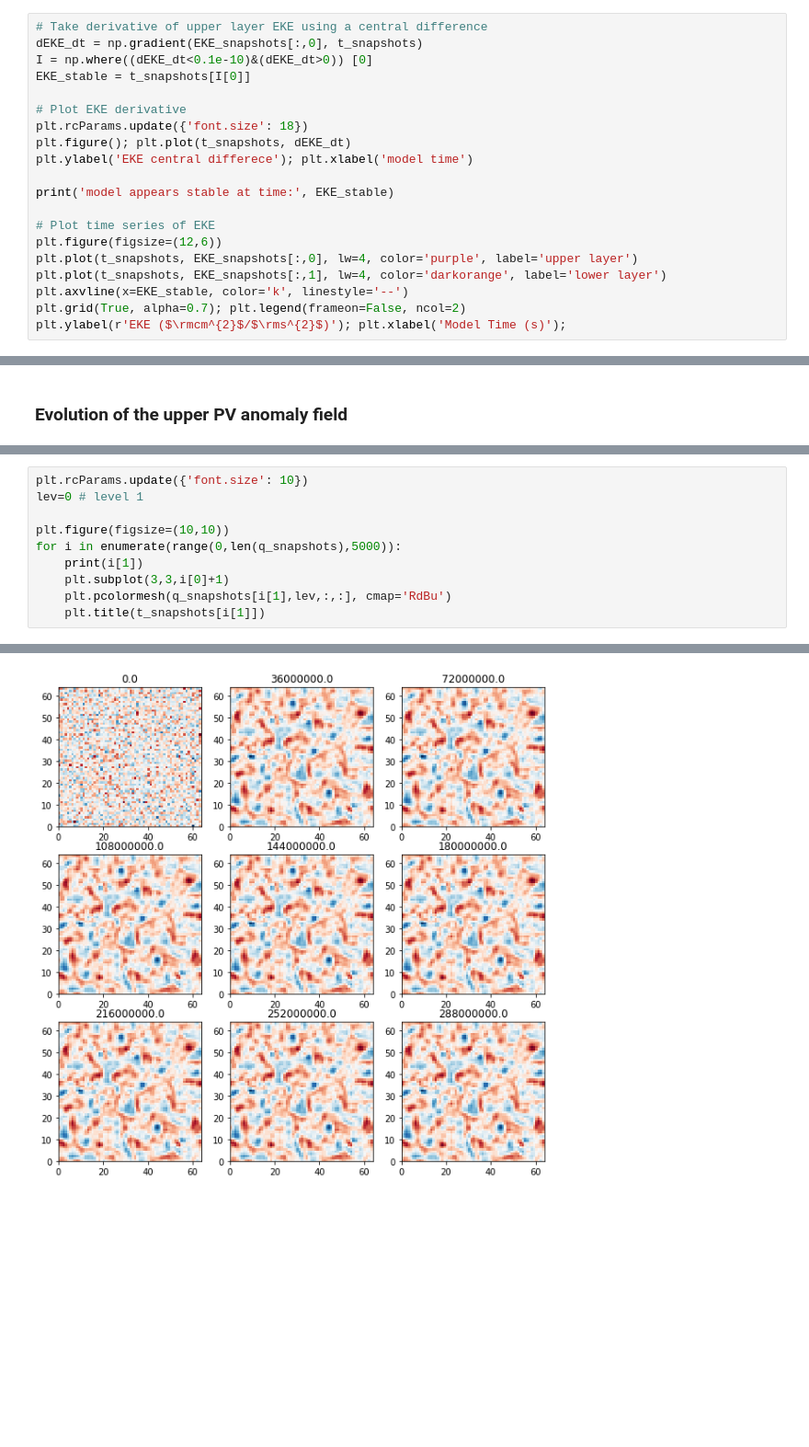
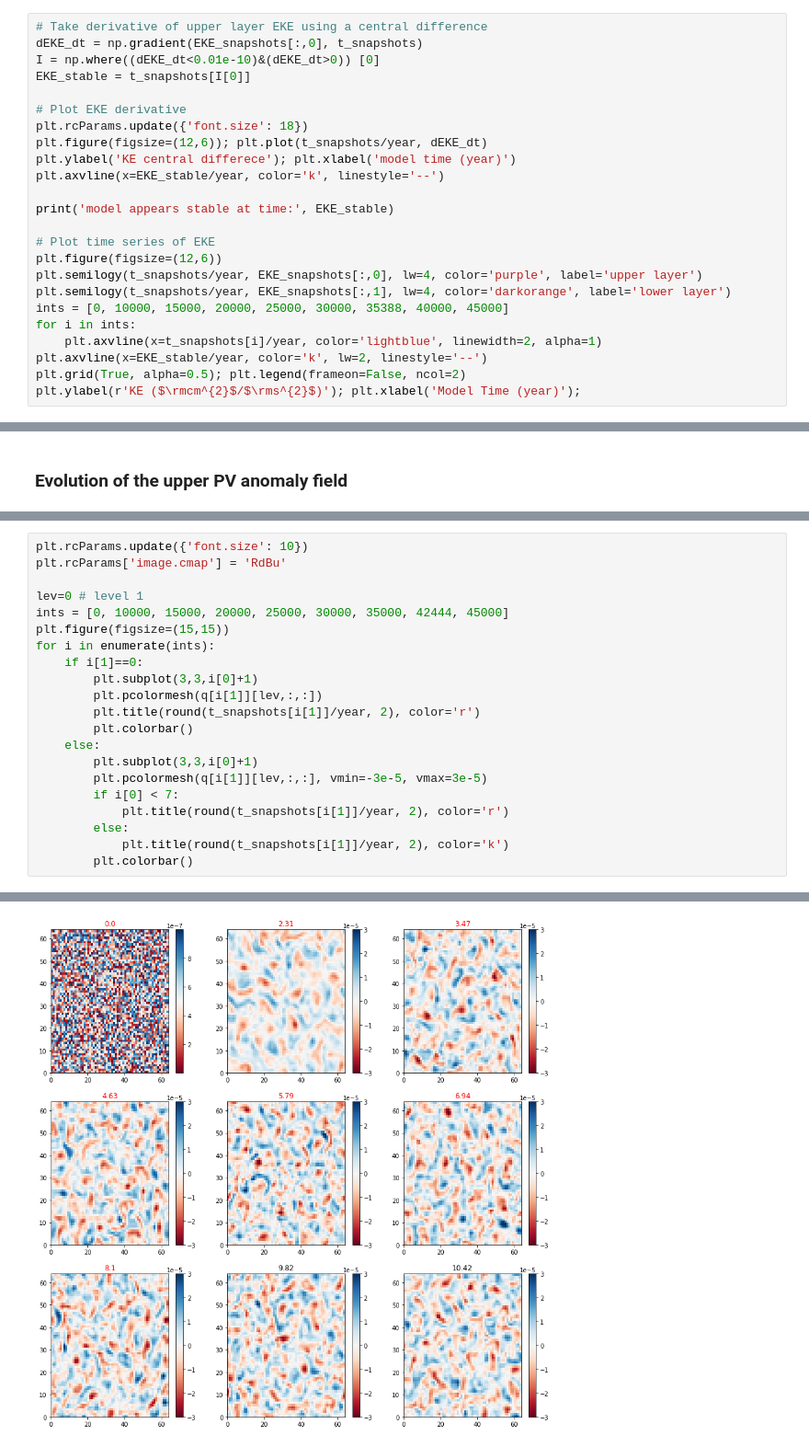
Before and after one commit to ocean-transport/lcs-ml, a Jupyter notebook: run_to_equilibrium.ipynb, the cells around one changed output, grey strips where cells are left out. Shown at 92% size. Saved outputs shown, nothing was run; the diff lists cells and outputs as text; blank space fills up the shorter version.

```diff
--- a/run_to_equilibrium.ipynb
+++ b/run_to_equilibrium.ipynb
@@ -122,21 +130,25 @@ t_snapshots = np.asarray(t)
 # %%
 # Take derivative of upper layer EKE using a central difference
 dEKE_dt = np.gradient(EKE_snapshots[:,0], t_snapshots)
-I = np.where((dEKE_dt<0.1e-10)&(dEKE_dt>0)) [0]
+I = np.where((dEKE_dt<0.01e-10)&(dEKE_dt>0)) [0]
 EKE_stable = t_snapshots[I[0]]
 
 # Plot EKE derivative
 plt.rcParams.update({'font.size': 18})
-plt.figure(); plt.plot(t_snapshots, dEKE_dt)
-plt.ylabel('EKE central differece'); plt.xlabel('model time')
+plt.figure(figsize=(12,6)); plt.plot(t_snapshots/year, dEKE_dt)
+plt.ylabel('KE central differece'); plt.xlabel('model time (year)')
+plt.axvline(x=EKE_stable/year, color='k', linestyle='--')
 
 print('model appears stable at time:', EKE_stable)
 
 # Plot time series of EKE
 plt.figure(figsize=(12,6))
-plt.plot(t_snapshots, EKE_snapshots[:,0], lw=4, color='purple', label='upper layer')
-plt.plot(t_snapshots, EKE_snapshots[:,1], lw=4, color='darkorange', label='lower layer')
-plt.axvline(x=EKE_stable, color='k', linestyle='--')
-plt.grid(True, alpha=0.7); plt.legend(frameon=False, ncol=2)
-plt.ylabel(r'EKE ($\rmcm^{2}$/$\rms^{2}$)'); plt.xlabel('Model Time (s)');
+plt.semilogy(t_snapshots/year, EKE_snapshots[:,0], lw=4, color='purple', label='upper layer')
+plt.semilogy(t_snapshots/year, EKE_snapshots[:,1], lw=4, color='darkorange', label='lower layer')
+ints = [0, 10000, 15000, 20000, 25000, 30000, 35388, 40000, 45000]
+for i in ints:
+    plt.axvline(x=t_snapshots[i]/year, color='lightblue', linewidth=2, alpha=1)
+plt.axvline(x=EKE_stable/year, color='k', lw=2, linestyle='--')
+plt.grid(True, alpha=0.5); plt.legend(frameon=False, ncol=2)
+plt.ylabel(r'KE ($\rmcm^{2}$/$\rms^{2}$)'); plt.xlabel('Model Time (year)');
 # %% [output]
@@ -150,11 +168,22 @@ As the model gets spun up, the mean EKE increases until it reaches an equilibrat
 # %%
 plt.rcParams.update({'font.size': 10})
+plt.rcParams['image.cmap'] = 'RdBu'
+
 lev=0 # level 1
-
-plt.figure(figsize=(10,10))
-for i in enumerate(range(0,len(q_snapshots),5000)):
-    print(i[1])
-    plt.subplot(3,3,i[0]+1)
-    plt.pcolormesh(q_snapshots[i[1],lev,:,:], cmap='RdBu')
-    plt.title(t_snapshots[i[1]])
+ints = [0, 10000, 15000, 20000, 25000, 30000, 35000, 42444, 45000]
+plt.figure(figsize=(15,15))
+for i in enumerate(ints):
+    if i[1]==0:
+        plt.subplot(3,3,i[0]+1)
+        plt.pcolormesh(q[i[1]][lev,:,:])
+        plt.title(round(t_snapshots[i[1]]/year, 2), color='r')
+        plt.colorbar()
+    else:
+        plt.subplot(3,3,i[0]+1)
+        plt.pcolormesh(q[i[1]][lev,:,:], vmin=-3e-5, vmax=3e-5)
+        if i[0] < 7:
+            plt.title(round(t_snapshots[i[1]]/year, 2), color='r')
+        else:
+            plt.title(round(t_snapshots[i[1]]/year, 2), color='k')
+        plt.colorbar()
 # %% [output]
@@ -170 +190 @@ for i in enumerate(range(0,len(q_snapshots),5000)):
-[figure, old version]
+[figure, new version]
```
Also changed, not shown: parts of 45 cells of this notebook, 1 other file.
